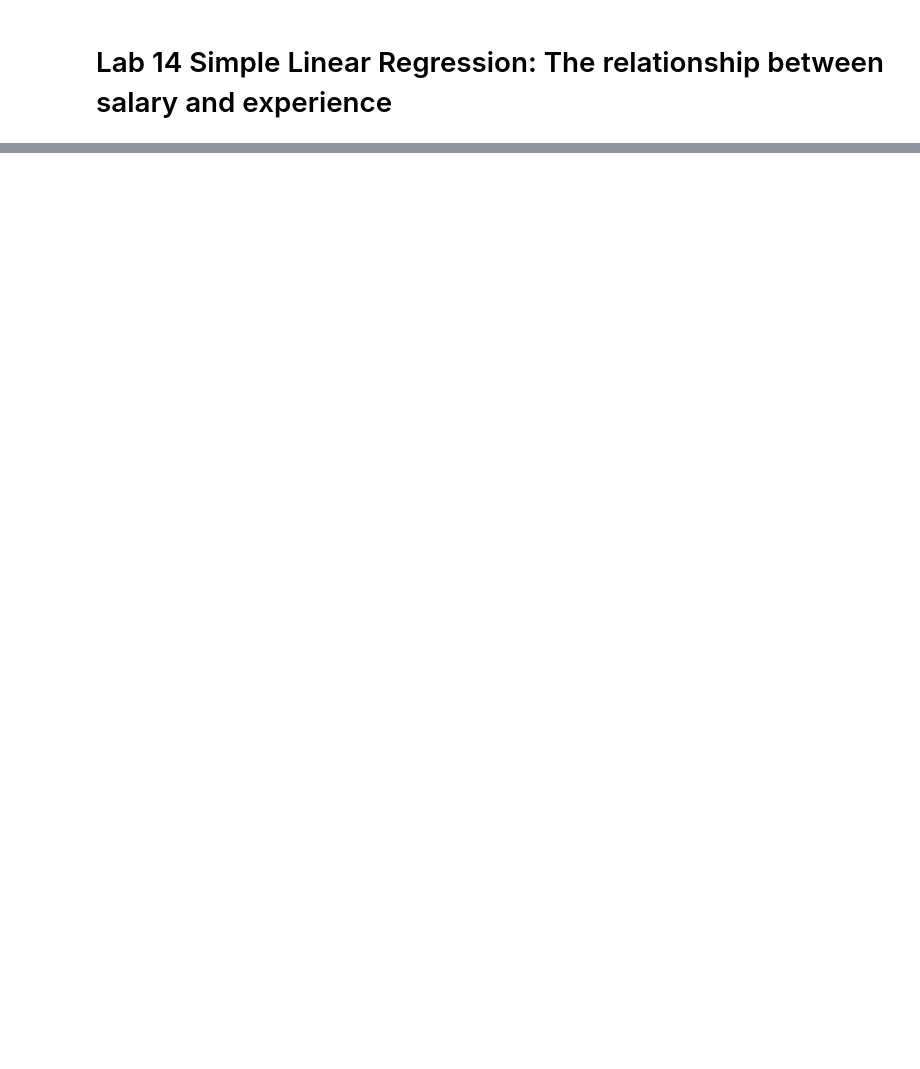
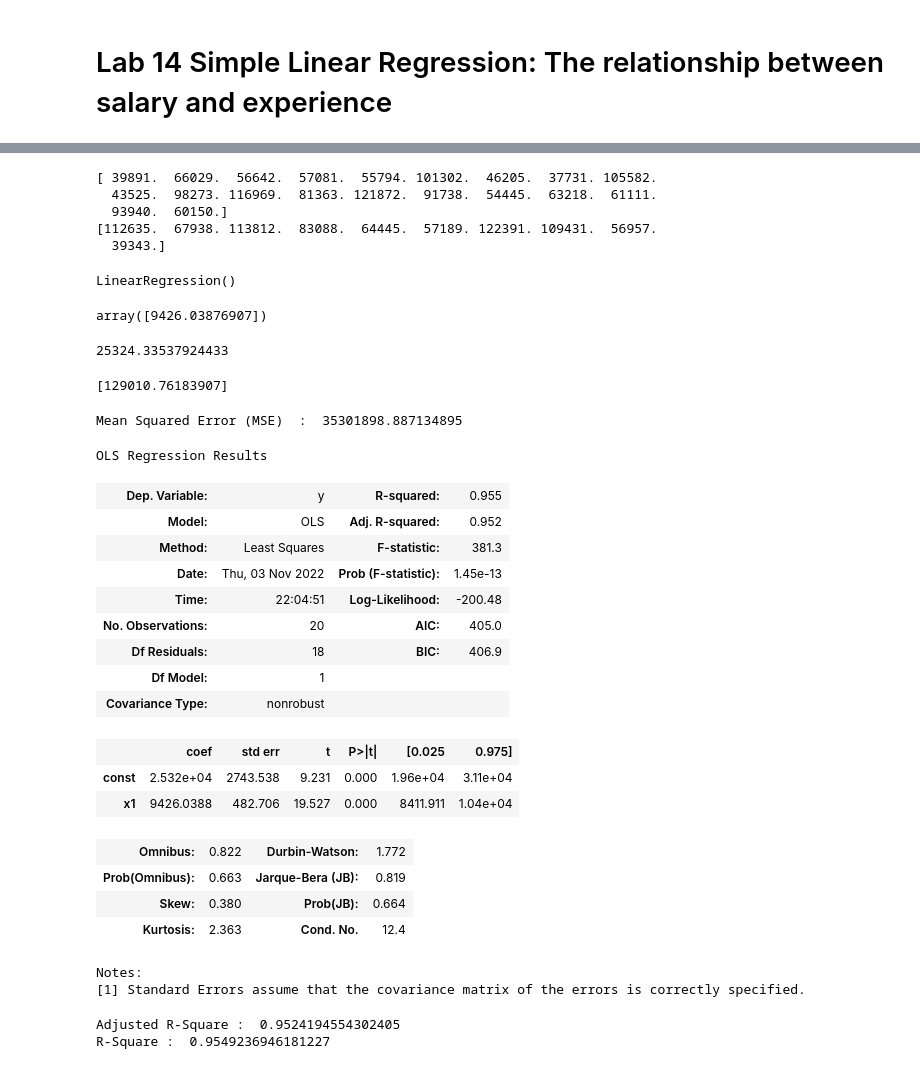
Before and after one commit to LuciferinW/Lab-Series, a Jupyter notebook: Lab 14 A exploration of different regression method.ipynb, the cells around one changed output, grey strips where cells are left out. Saved outputs shown, nothing was run; the diff lists cells and outputs as text; code cells hidden in the pictures; blank space fills up the shorter version.

```diff
--- a/Lab 14 A exploration of different regression method.ipynb
+++ b/Lab 14 A exploration of different regression method.ipynb
@@ -17,0 +13,3 @@ FileNotFoundError: [Errno 2] No such file or directory: 'Salary_Data.csv'
+# %%
+df = pd.read_csv(r'D:\Python Learning\Python-Personal-Exercises\Lab 14 Simple Linear Regression (Experience and Salary)\Salary_Data.csv')
+df.head().style.background_gradient(cmap='pink_r')
@@ -17,0 +65,7 @@ FileNotFoundError: [Errno 2] No such file or directory: 'Salary_Data.csv'
+# %%
+# Assigning values to X and Y
+X = df.iloc[:,:-1].values
+Y = df.iloc[:,-1].values
+# Split dataset
+from sklearn.model_selection import train_test_split
+X_train,X_test,Y_train,Y_test=train_test_split(X,Y,test_size=0.33,random_state=42) # dataset has 30 observations and test_size is taken as 33% of the total observation. T
@@ -17,0 +93,16 @@ FileNotFoundError: [Errno 2] No such file or directory: 'Salary_Data.csv'
+# %%
+print(Y_train)
+print(Y_test)
+# %% [output]
+[ 39891.  66029.  56642.  57081.  55794. 101302.  46205.  37731. 105582.
+  43525.  98273. 116969.  81363. 121872.  91738.  54445.  63218.  61111.
+  93940.  60150.]
+[112635.  67938. 113812.  83088.  64445.  57189. 122391. 109431.  56957.
+  39343.]
+# %%
+# Linear regression
+from sklearn.linear_model import LinearRegression
+model = LinearRegression()
+model.fit(X_train,Y_train)
+# %% [output]
+LinearRegression()
@@ -17,0 +124,52 @@ FileNotFoundError: [Errno 2] No such file or directory: 'Salary_Data.csv'
+# %%
+coe = model.coef_
+coe
+# %% [output]
+array([9426.03876907])
+# %%
+int = model.intercept_
+int
+# %% [output]
+25324.33537924433
+# %%
+# Predicting
+print(model.predict([[11]]))
+# %% [output]
+[129010.76183907]
+# %%
+# model evaluation
+from sklearn import metrics
+print('Mean Squared Error (MSE)  : ', metrics.mean_squared_error(Y_test, Y_pred))
+# %% [output]
+Mean Squared Error (MSE)  :  35301898.887134895
+# %%
+import statsmodels.api as sm
+X_stat=sm.add_constant(X_train)
+regsummary=sm.OLS(Y_train,X_stat).fit()
+regsummary.summary()
+# %% [output]
+OLS Regression Results
+| Dep. Variable: | y | R-squared: | 0.955 |
+| Model: | OLS | Adj. R-squared: | 0.952 |
+| Method: | Least Squares | F-statistic: | 381.3 |
+| Date: | Thu, 03 Nov 2022 | Prob (F-statistic): | 1.45e-13 |
+| Time: | 22:04:51 | Log-Likelihood: | -200.48 |
+| No. Observations: | 20 | AIC: | 405.0 |
+| Df Residuals: | 18 | BIC: | 406.9 |
+| Df Model: | 1 |  |  |
+| Covariance Type: | nonrobust |  |  |
+|  | coef | std err | t | P>|t| | [0.025 | 0.975] |
+| const | 2.532e+04 | 2743.538 | 9.231 | 0.000 | 1.96e+04 | 3.11e+04 |
+| x1 | 9426.0388 | 482.706 | 19.527 | 0.000 | 8411.911 | 1.04e+04 |
+| Omnibus: | 0.822 | Durbin-Watson: | 1.772 |
+| Prob(Omnibus): | 0.663 | Jarque-Bera (JB): | 0.819 |
+| Skew: | 0.380 | Prob(JB): | 0.664 |
+| Kurtosis: | 2.363 | Cond. No. | 12.4 |
+Notes:
+[1] Standard Errors assume that the covariance matrix of the errors is correctly specified.
+# %%
+print("Adjusted R-Square : ",regsummary.rsquared_adj)
+print("R-Square : ",regsummary.rsquared)
+# %% [output]
+Adjusted R-Square :  0.9524194554302405
+R-Square :  0.9549236946181227
```
Also changed, not shown: parts of 9 cells of this notebook, 2 other files.
